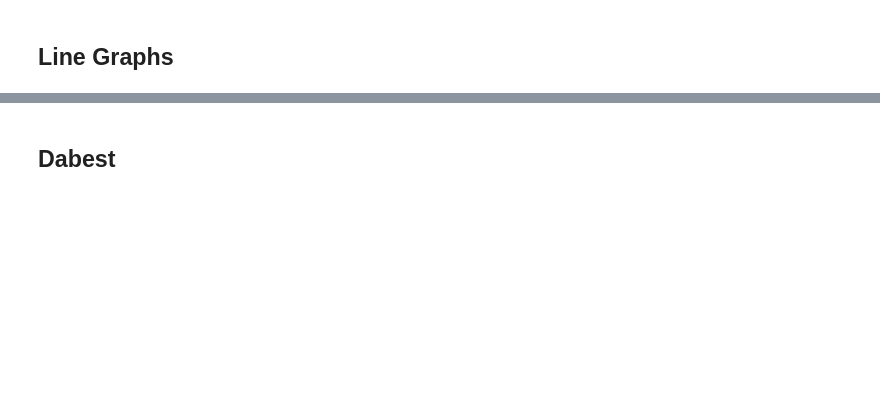
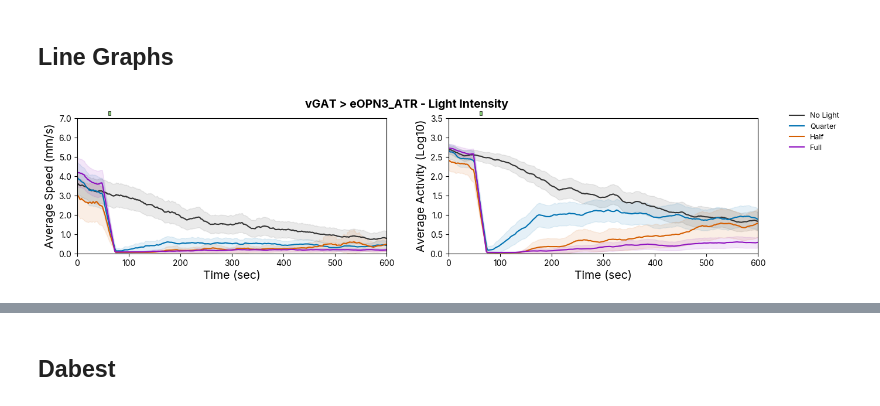
Before and after one commit to lnicole08/TrumelanOPN3, a Jupyter notebook: 3. Stacked plots.ipynb, the cells around one changed output, grey strips where cells are left out. Drawn from its saved outputs; the diff is of its cells as text; code cells hidden in the pictures; blank space fills up the shorter version.

```diff
--- a/3. Stacked plots.ipynb
+++ b/3. Stacked plots.ipynb
@@ -307,7 +310,7 @@ plt.savefig(titledpath + "\\ACC Lab Dropbox\\ACC Lab\\Nicole Lee\\eOPN3 manuscri
 # %% [markdown]
 ## Line Graphs
 # %%
-driver = "elav"
+driver = "vGAT"
 responder = "eOPN3_ATR"
 # driver = "w1118"
 specifictime = 600
@@ -320,7 +323,7 @@ line_colors = {
 }
 
 intensity_files_line = {
-    'No Light': specifiedpath + driver + " x " + responder + "_0s",
+    'No Light': specifiedpath + driver + " x " + responder + "_nolight",
     'Quarter': specifiedpath + driver + " x " + responder + "_quarter_5s",
     'Half': specifiedpath + driver + " x " + responder + "_half_5s",
     'Full': specifiedpath + driver + " x " + responder + "_5s",
@@ -369,34 +372,36 @@ for label, data in intensity_activity.items():
     sem_vals = data.sem(axis=0).rolling(window=rolling_window, center=True, min_periods=1).mean()
     ci = 1.96 * sem_vals
 
     ax_activity.plot(time, mean_vals, color=line_colors[label], label=label, linewidth=1.5)
     ax_activity.fill_between(time, mean_vals - ci, mean_vals + ci, color=line_colors[label], alpha=0.1)
 
 ax_activity.set_ylabel("Average Activity (Log10)", fontsize=14)
 ax_activity.set_xlabel("Time (sec)", fontsize=14)
 ax_activity.set_yticks(np.arange(0, 4.0, 0.5))
 ax_activity.set_ylim(0, 3.5)
 
 #legend
 handles, labels = ax_activity.get_legend_handles_labels()
 fig.legend (handles, labels, loc = "upper right", bbox_to_anchor = (1.0, 0.95), frameon = False, fontsize = 9)
 from matplotlib.patches import Rectangle
 for ax in axes:
     ymax = ax.get_ylim()[1]
     bar_y = ymax * 1.02  # just above the plot
     bar_h = ymax * 0.03  # bar thickness
 
     ax.add_patch(Rectangle((60, ymax * 1.02), 5, bar_h, facecolor="#1E94018F", edgecolor='black', linewidth=0.5, clip_on=False))
     ax.set_xlim(0, 600)
     ax.set_xticks(np.arange(0, 601, 100))
 
 fig.suptitle(driver + " > " + responder + " - Light Intensity", weight="bold", fontsize=14, y=0.99)
 mpl.rcParams['svg.fonttype'] = 'none'
 fig.patch.set_facecolor('white')
 plt.tight_layout(rect=[0, 0, 0.98, 1])
 
 
-#plt.savefig(homecomp + "\\ACC Lab Dropbox\\ACC Lab\\Nicole Lee\\eOPN3 manuscript\\Data compilation\\Trumelan\\Trumelan images\\lineplot_intensity" + driver + "_" + responder + ".svg", bbox_inches='tight')
+plt.savefig(homecomp + "\\ACC Lab Dropbox\\ACC Lab\\Nicole Lee\\eOPN3 manuscript\\Data compilation\\Trumelan\\Trumelan images\\lineplot_intensity" + driver + "_" + responder + ".svg", bbox_inches='tight')
+# %% [output]
+[figure, added]
 # %%
 driver = "elav"
 responder = "eOPN3_ATR"
```
Also changed, not shown: parts of 14 cells of this notebook, 1 other file.
